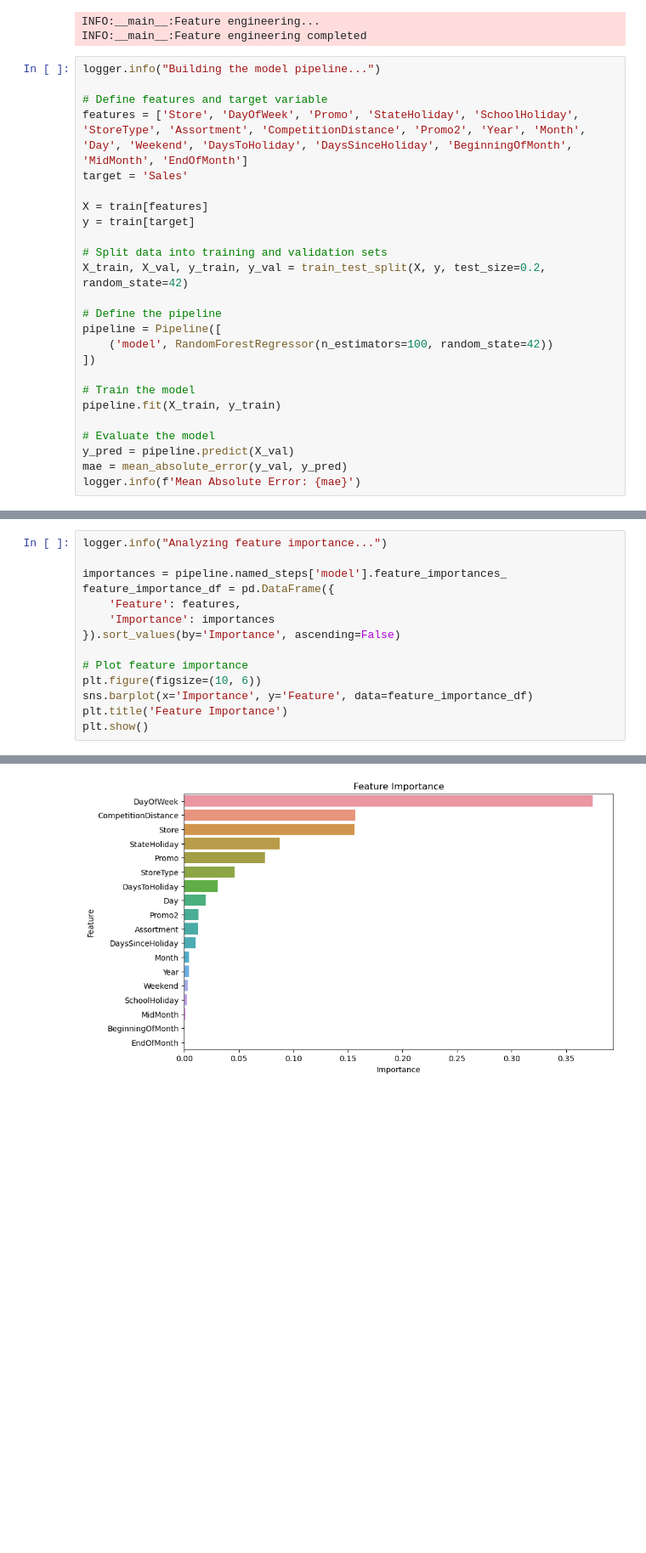
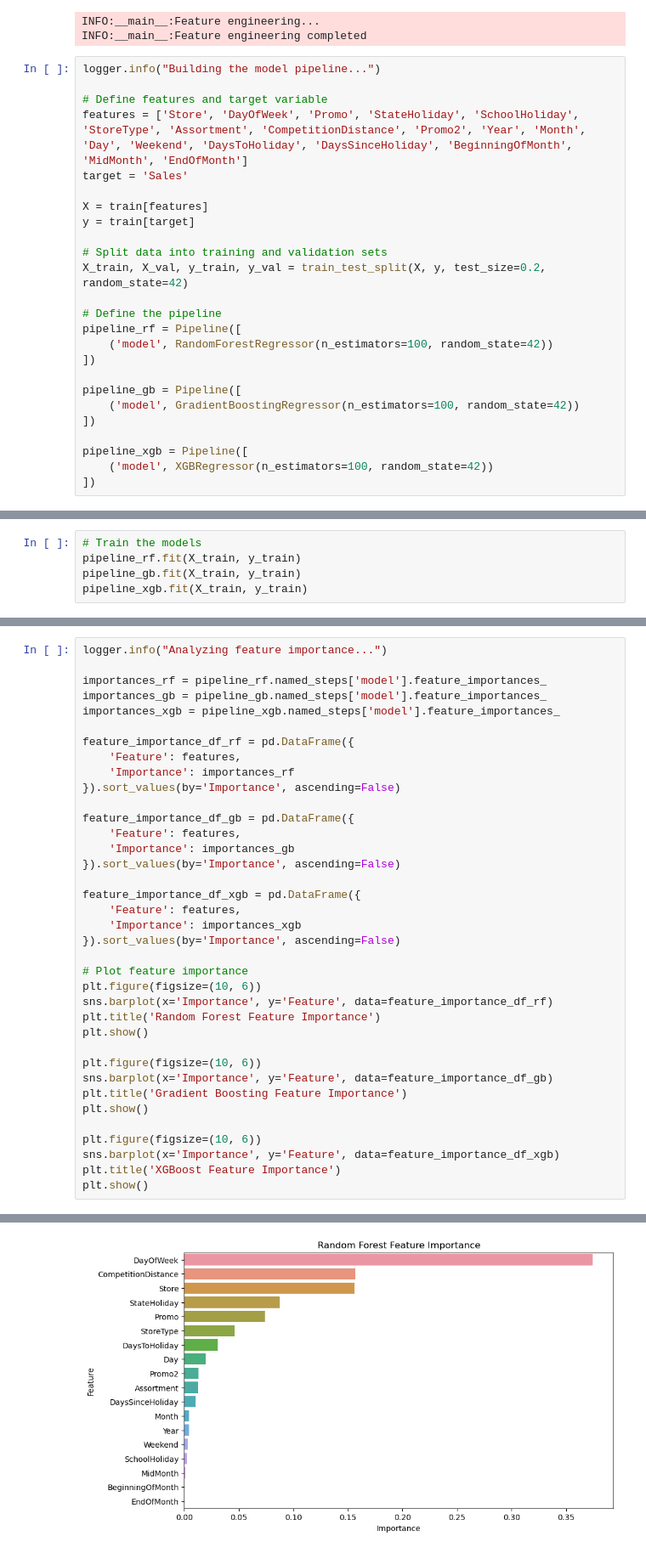
Before and after one commit to haftomlegese/rossmann_sales_analysis, a Jupyter notebook: notebooks/Prediction_of_Store_Sales.ipynb, the cells around one changed output, grey strips where cells are left out. Shown: that part at 85% size. Drawn from its saved outputs; the diff is of its cells as text; blank space fills up the shorter version.

Commit message:
addtional predicive models and CI/CD added

```diff
--- a/notebooks/Prediction_of_Store_Sales.ipynb
+++ b/notebooks/Prediction_of_Store_Sales.ipynb
@@ -168,16 +168,16 @@ y = train[target]
 X_train, X_val, y_train, y_val = train_test_split(X, y, test_size=0.2, random_state=42)
 
 # Define the pipeline
-pipeline = Pipeline([
+pipeline_rf = Pipeline([
     ('model', RandomForestRegressor(n_estimators=100, random_state=42))
 ])
 
-# Train the model
-pipeline.fit(X_train, y_train)
+pipeline_gb = Pipeline([
+    ('model', GradientBoostingRegressor(n_estimators=100, random_state=42))
+])
 
-# Evaluate the model
-y_pred = pipeline.predict(X_val)
-mae = mean_absolute_error(y_val, y_pred)
-logger.info(f'Mean Absolute Error: {mae}')
+pipeline_xgb = Pipeline([
+    ('model', XGBRegressor(n_estimators=100, random_state=42))
+])
 # %% [output]
 INFO:__main__:Building the model pipeline...
@@ -184,0 +184,5 @@ INFO:__main__:Mean Absolute Error: 502.94475128046315
+# %%
+# Train the models
+pipeline_rf.fit(X_train, y_train)
+pipeline_gb.fit(X_train, y_train)
+pipeline_xgb.fit(X_train, y_train)
@@ -185,17 +223,40 @@ INFO:__main__:Mean Absolute Error: 502.94475128046315
 # %%
 logger.info("Analyzing feature importance...")
 
-importances = pipeline.named_steps['model'].feature_importances_
-feature_importance_df = pd.DataFrame({
+importances_rf = pipeline_rf.named_steps['model'].feature_importances_
+importances_gb = pipeline_gb.named_steps['model'].feature_importances_
+importances_xgb = pipeline_xgb.named_steps['model'].feature_importances_
+
+feature_importance_df_rf = pd.DataFrame({
     'Feature': features,
-    'Importance': importances
+    'Importance': importances_rf
+}).sort_values(by='Importance', ascending=False)
+
+feature_importance_df_gb = pd.DataFrame({
+    'Feature': features,
+    'Importance': importances_gb
+}).sort_values(by='Importance', ascending=False)
+
+feature_importance_df_xgb = pd.DataFrame({
+    'Feature': features,
+    'Importance': importances_xgb
 }).sort_values(by='Importance', ascending=False)
 
 # Plot feature importance
 plt.figure(figsize=(10, 6))
-sns.barplot(x='Importance', y='Feature', data=feature_importance_df)
-plt.title('Feature Importance')
+sns.barplot(x='Importance', y='Feature', data=feature_importance_df_rf)
+plt.title('Random Forest Feature Importance')
 plt.show()
+
+plt.figure(figsize=(10, 6))
+sns.barplot(x='Importance', y='Feature', data=feature_importance_df_gb)
+plt.title('Gradient Boosting Feature Importance')
+plt.show()
+
+plt.figure(figsize=(10, 6))
+sns.barplot(x='Importance', y='Feature', data=feature_importance_df_xgb)
+plt.title('XGBoost Feature Importance')
+plt.show()
 # %% [output]
 INFO:__main__:Analyzing feature importance...
-[figure, old version]
+[figure, new version]
```
Also changed, not shown: parts of 5 cells of this notebook, 2 other files.
